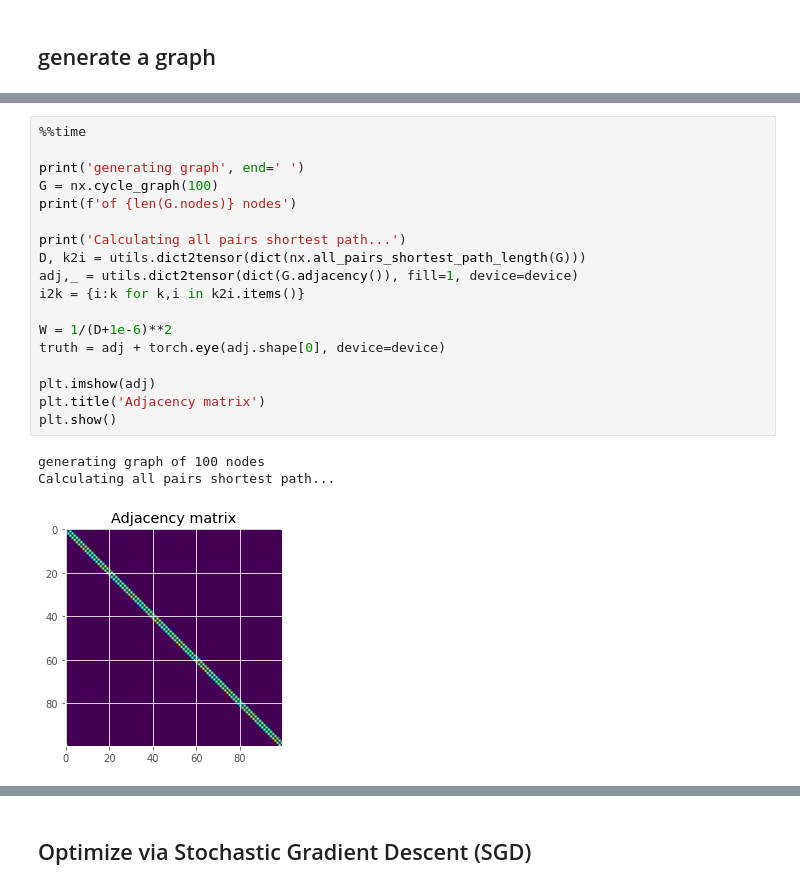
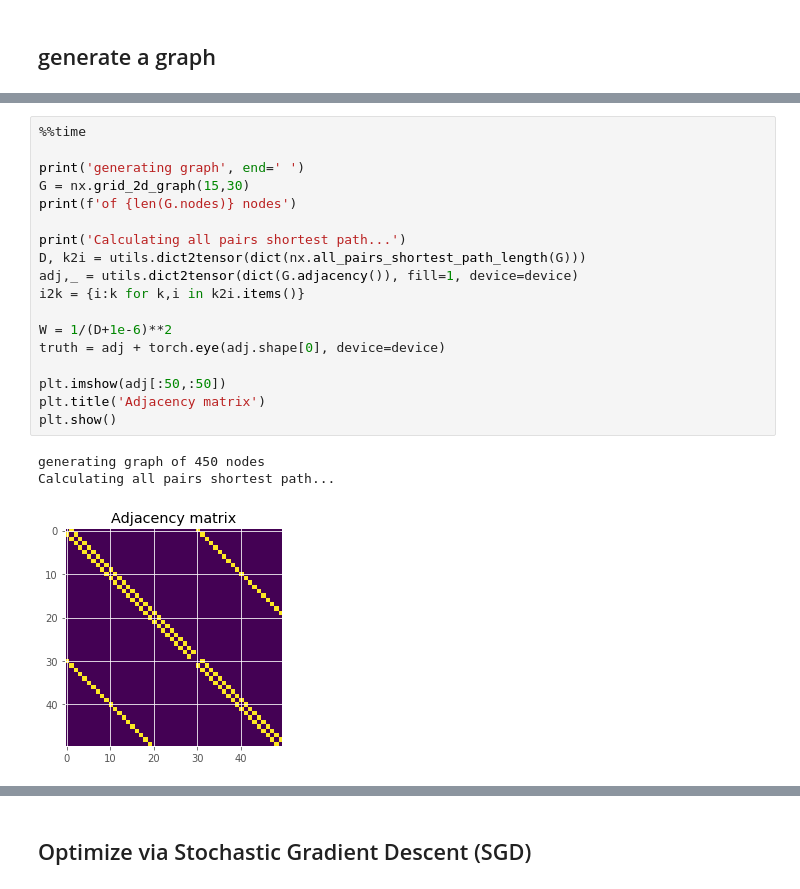
Before and after one commit to tiga1231/graph-drawing, a Jupyter notebook: main.ipynb, the cells around one changed output, grey strips where cells are left out. Saved outputs shown, nothing was run; the diff lists cells and outputs as text.

```diff
--- a/main.ipynb
+++ b/main.ipynb
@@ -47,22 +52,22 @@ plt.style.use('seaborn-colorblind')
 # %%
 %%time
 
 print('generating graph', end=' ')
-G = nx.cycle_graph(100)
+G = nx.grid_2d_graph(15,30)
 print(f'of {len(G.nodes)} nodes')
 
 print('Calculating all pairs shortest path...')
 D, k2i = utils.dict2tensor(dict(nx.all_pairs_shortest_path_length(G)))
 adj,_ = utils.dict2tensor(dict(G.adjacency()), fill=1, device=device)
 i2k = {i:k for k,i in k2i.items()}
 
 W = 1/(D+1e-6)**2
 truth = adj + torch.eye(adj.shape[0], device=device)
 
-plt.imshow(adj)
+plt.imshow(adj[:50,:50])
 plt.title('Adjacency matrix')
 plt.show()
 # %% [output]
-generating graph of 100 nodes
+generating graph of 450 nodes
 Calculating all pairs shortest path...
-[figure, old version]
+[figure, new version]
```
Also changed, not shown: parts of 9 cells of this notebook, 2 other files.
